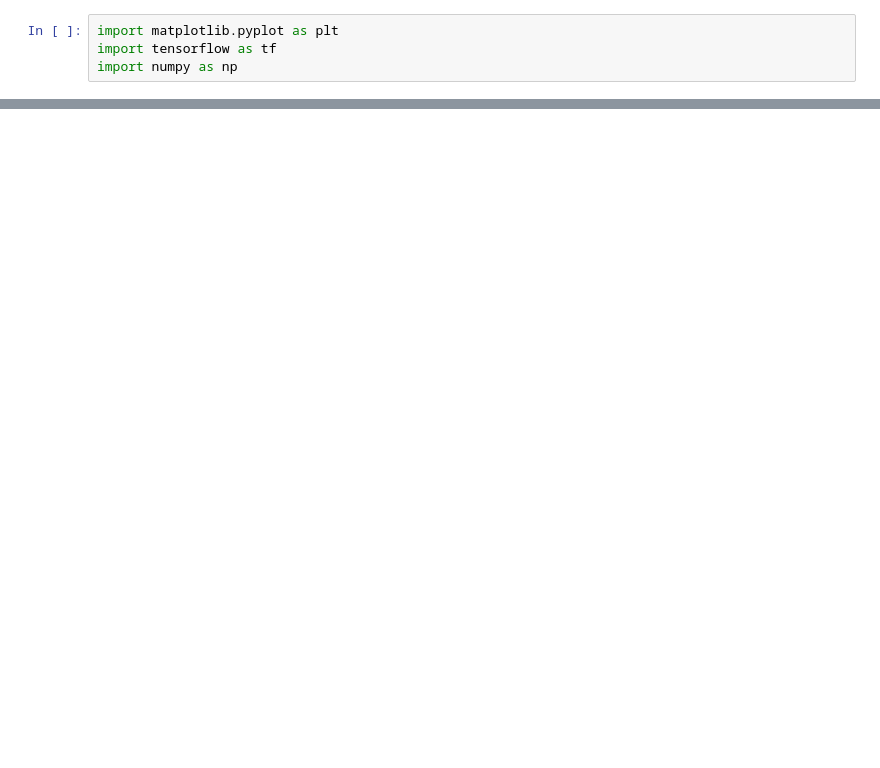
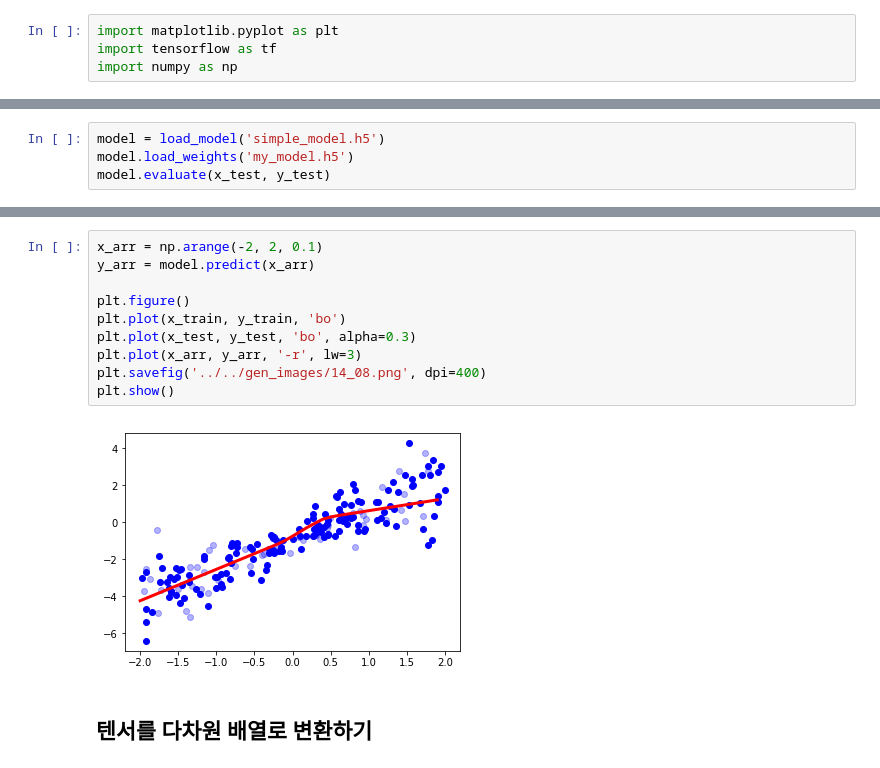
Before and after one commit to woodstck/python-machine-learning-book-2nd-edition, a Jupyter notebook: code/ch14/ch14.ipynb, the cells around one changed output, grey strips where cells are left out. Cells and saved outputs as stored; diff of their text form; blank space fills up the shorter version.

```diff
--- a/code/ch14/ch14.ipynb
+++ b/code/ch14/ch14.ipynb
@@ -933,0 +456,4 @@ Readers may ignore the next cell.
+# %%
+model = load_model('simple_model.h5')
+model.load_weights('my_model.h5')
+model.evaluate(x_test, y_test)
@@ -933,0 +463,14 @@ Readers may ignore the next cell.
+# %%
+x_arr = np.arange(-2, 2, 0.1)
+y_arr = model.predict(x_arr)
+
+plt.figure()
+plt.plot(x_train, y_train, 'bo')
+plt.plot(x_test, y_test, 'bo', alpha=0.3)
+plt.plot(x_arr, y_arr, '-r', lw=3)
+plt.savefig('../../gen_images/14_08.png', dpi=400)
+plt.show()
+# %% [output]
+[figure, added]
+# %% [markdown]
+## 텐서를 다차원 배열로 변환하기
```
Also changed, not shown: parts of 131 cells of this notebook, 17 other files.
